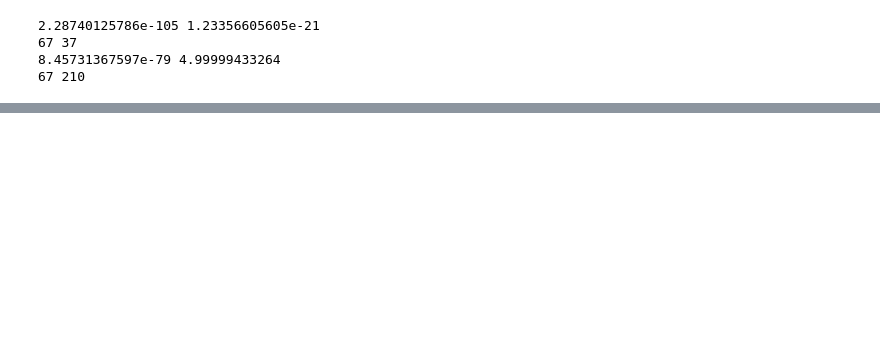
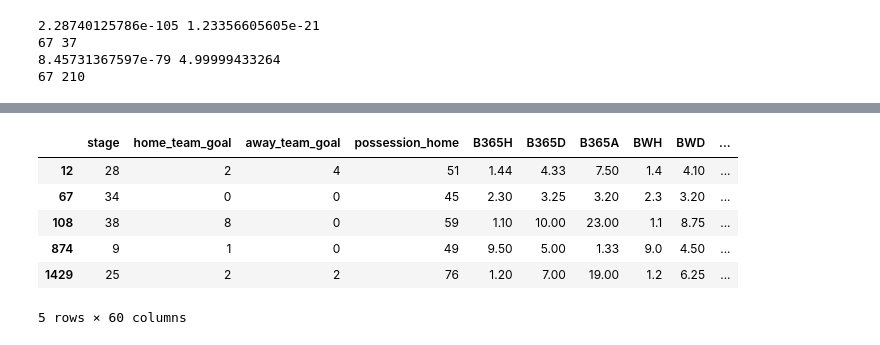
Before and after one commit to ShawnHouCHN/Introduction-to-Machine-Learning-and-Data-Mining-E17, a Jupyter notebook: Project3/Outliers.ipynb, the cells around one changed output, grey strips where cells are left out. Saved outputs shown, nothing was run; the diff lists cells and outputs as text; code cells hidden in the pictures; blank space fills up the shorter version.

```diff
--- a/Project3/Outliers.ipynb
+++ b/Project3/Outliers.ipynb
@@ -112,0 +135,12 @@ plt.colorbar()
+# %%
+outliers_ard = df_unnorm[ard < ard_treshold]
+outliers_ard.to_csv('outliers_ard.csv')
+outliers_ard
+# %% [output]
+|  | stage | home_team_goal | away_team_goal | possession_home | B365H | B365D | B365A | BWH | BWD | ... |
+| 12 | 28 | 2 | 4 | 51 | 1.44 | 4.33 | 7.50 | 1.4 | 4.10 | ... |
+| 67 | 34 | 0 | 0 | 45 | 2.30 | 3.25 | 3.20 | 2.3 | 3.20 | ... |
+| 108 | 38 | 8 | 0 | 59 | 1.10 | 10.00 | 23.00 | 1.1 | 8.75 | ... |
+| 874 | 9 | 1 | 0 | 49 | 9.50 | 5.00 | 1.33 | 9.0 | 4.50 | ... |
+| 1429 | 25 | 2 | 2 | 76 | 1.20 | 7.00 | 19.00 | 1.2 | 6.25 | ... |
+5 rows × 60 columns
```
Also changed, not shown: parts of 8 cells of this notebook, 1 other file.
